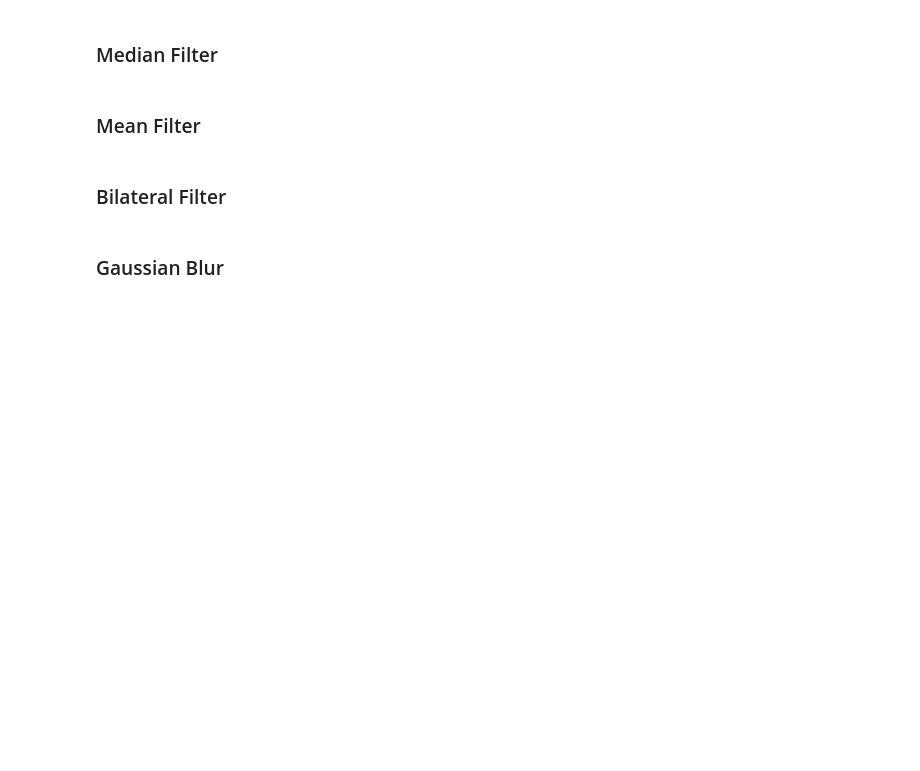
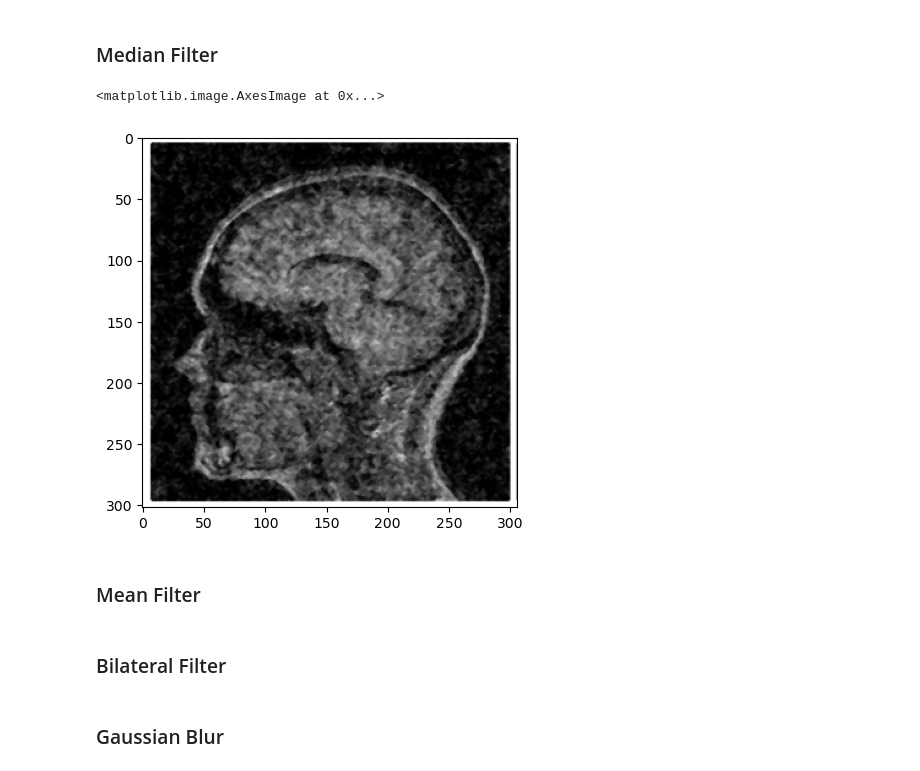
Before and after one commit to iscs30-65-biomedical-ai/submissions, a Jupyter notebook: 1-classical-denoising.ipynb, the cells around one changed output. Saved outputs shown, nothing was run; the diff lists cells and outputs as text; code cells hidden in the pictures; blank space fills up the shorter version.

```diff
--- a/1-classical-denoising.ipynb
+++ b/1-classical-denoising.ipynb
@@ -11,5 +22,13 @@ Implementation of the following:
 # %% [markdown]
 ### Median Filter
+# %%
+kernel_size = 3
+median_filter = cv.medianBlur(img, kernel_size)
+
+pyplot.imshow(median_filter)
+# %% [output]
+<matplotlib.image.AxesImage at 0x...>
+[figure, added]
 # %% [markdown]
 ### Mean Filter
 # %% [markdown]
```
Also changed, not shown: parts of 2 cells of this notebook, 1 other file.
